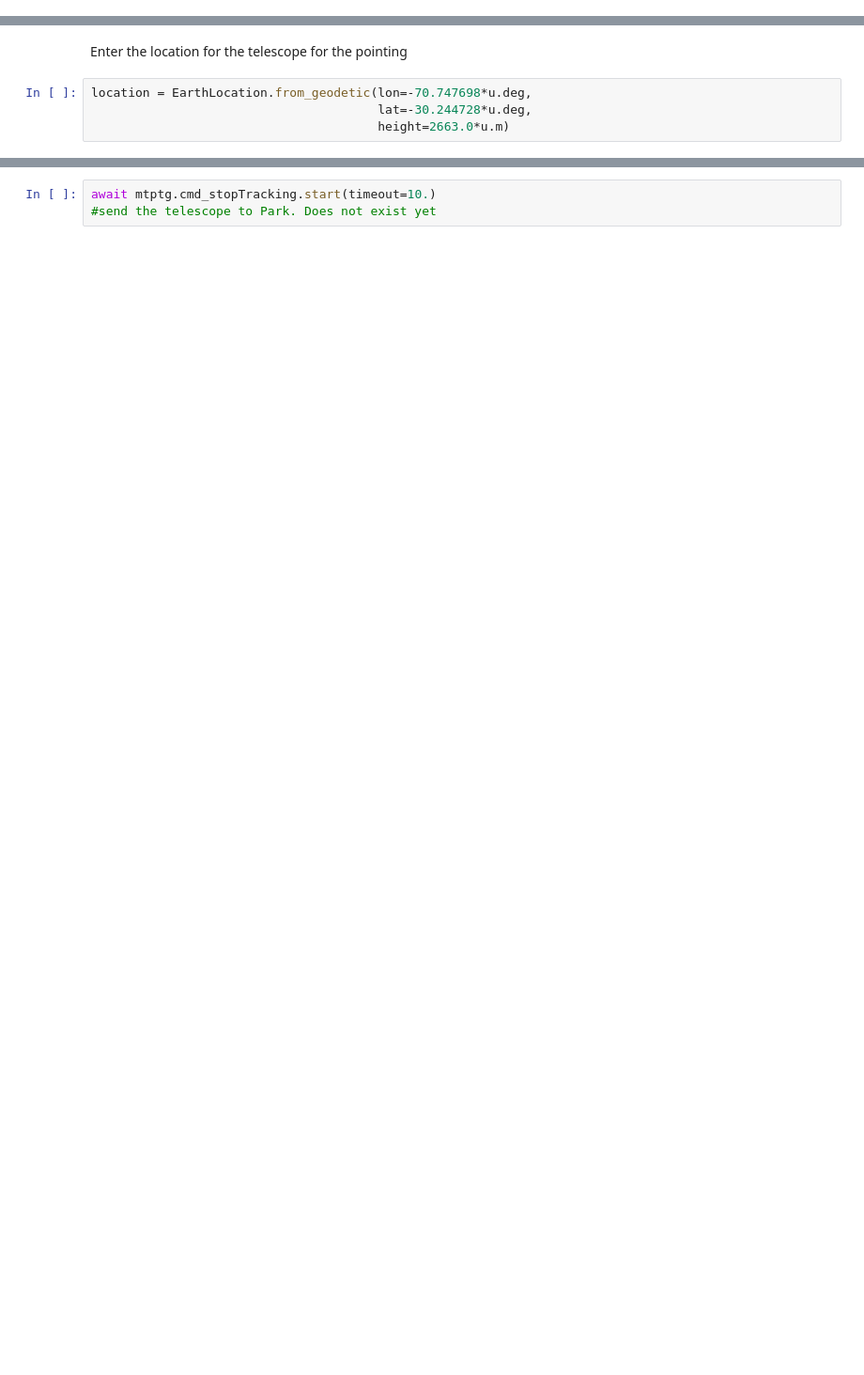
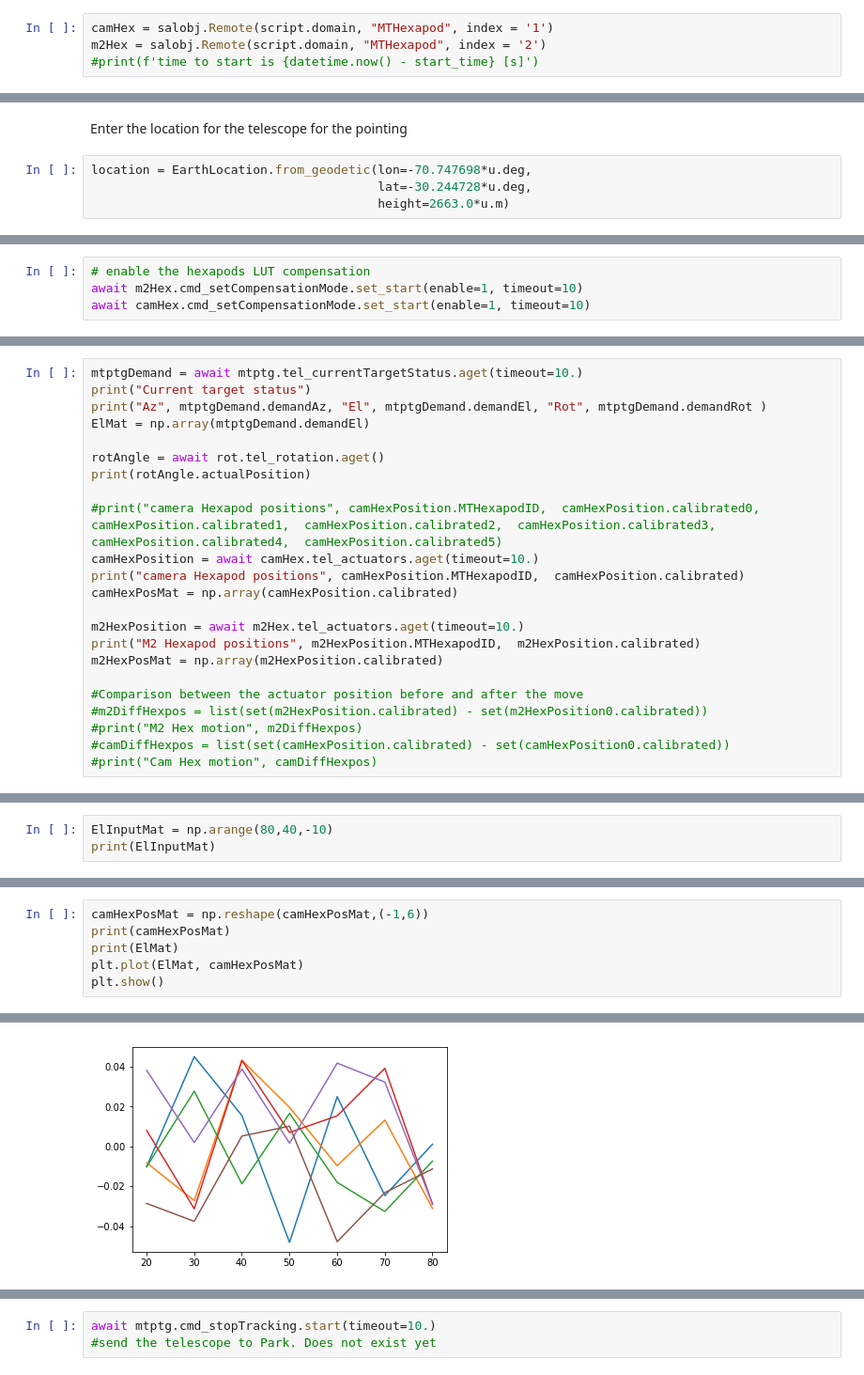
Before and after one commit to lsst-ts/ts_notebooks, a Jupyter notebook: sthomas/PointingKernel2Hexapod.ipynb, the cells around one changed output, grey strips where cells are left out. Shown at 94% size. Drawn from its saved outputs; the diff is of its cells as text; blank space fills up the shorter version.

```diff
--- a/sthomas/PointingKernel2Hexapod.ipynb
+++ b/sthomas/PointingKernel2Hexapod.ipynb
@@ -46,0 +61,4 @@ print(f'time to start is {datetime.now() - start_time} [s]')
+# %%
+camHex = salobj.Remote(script.domain, "MTHexapod", index = '1')
+m2Hex = salobj.Remote(script.domain, "MTHexapod", index = '2')
+#print(f'time to start is {datetime.now() - start_time} [s]')
@@ -76 +146,5 @@ location = EarthLocation.from_geodetic(lon=-70.747698*u.deg,
+# %%
+# enable the hexapods LUT compensation
+await m2Hex.cmd_setCompensationMode.set_start(enable=1, timeout=10)
+await camHex.cmd_setCompensationMode.set_start(enable=1, timeout=10)
 # %% [markdown]
@@ -137,0 +223,23 @@ print("m1m3Position x, y and z", m1m3Position.xPosition, m1m3Position.yPosition,
+# %%
+mtptgDemand = await mtptg.tel_currentTargetStatus.aget(timeout=10.)
+print("Current target status")
+print("Az", mtptgDemand.demandAz, "El", mtptgDemand.demandEl, "Rot", mtptgDemand.demandRot )
+ElMat = np.array(mtptgDemand.demandEl)
+
+rotAngle = await rot.tel_rotation.aget()
+print(rotAngle.actualPosition)
+
+#print("camera Hexapod positions", camHexPosition.MTHexapodID,  camHexPosition.calibrated0,  camHexPosition.calibrated1,  camHexPosition.calibrated2,  camHexPosition.calibrated3,  camHexPosition.calibrated4,  camHexPosition.calibrated5)
+camHexPosition = await camHex.tel_actuators.aget(timeout=10.)
+print("camera Hexapod positions", camHexPosition.MTHexapodID,  camHexPosition.calibrated)
+camHexPosMat = np.array(camHexPosition.calibrated)
+
+m2HexPosition = await m2Hex.tel_actuators.aget(timeout=10.)
+print("M2 Hexapod positions", m2HexPosition.MTHexapodID,  m2HexPosition.calibrated)
+m2HexPosMat = np.array(m2HexPosition.calibrated)
+
+#Comparison between the actuator position before and after the move
+#m2DiffHexpos = list(set(m2HexPosition.calibrated) - set(m2HexPosition0.calibrated))
+#print("M2 Hex motion", m2DiffHexpos)
+#camDiffHexpos = list(set(camHexPosition.calibrated) - set(camHexPosition0.calibrated))
+#print("Cam Hex motion", camDiffHexpos)
@@ -137,0 +255,3 @@ print("m1m3Position x, y and z", m1m3Position.xPosition, m1m3Position.yPosition,
+# %%
+ElInputMat = np.arange(80,40,-10)
+print(ElInputMat)
@@ -137,0 +382,7 @@ print("m1m3Position x, y and z", m1m3Position.xPosition, m1m3Position.yPosition,
+# %%
+camHexPosMat = np.reshape(camHexPosMat,(-1,6))
+print(camHexPosMat)
+print(ElMat)
+plt.plot(ElMat, camHexPosMat)
+plt.show()
+# %% [output]
@@ -137,0 +398 @@ print("m1m3Position x, y and z", m1m3Position.xPosition, m1m3Position.yPosition,
+[figure, added]
```
Also changed, not shown: parts of 52 cells of this notebook.
